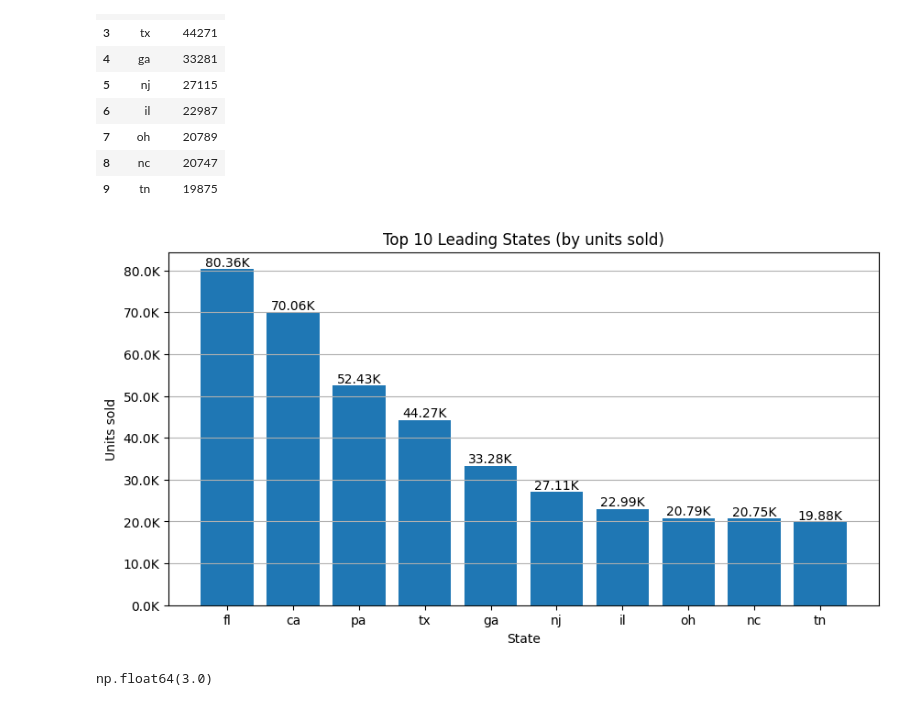
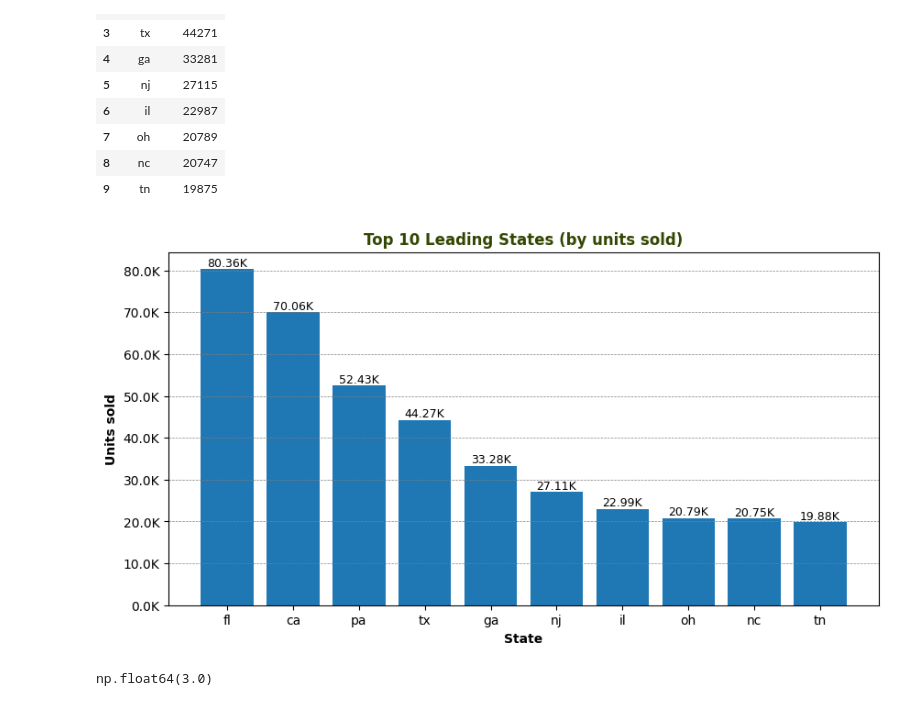
Before and after one commit to pranay-authankar/vehicle_sales_analytics, a Jupyter notebook: notebook/4_data_analysis.ipynb, the cells around one changed output. Cells and saved outputs as stored; diff of their text form; code cells hidden in the pictures.

Commit message:
30-08 new bar graph started

```diff
--- a/notebook/4_data_analysis.ipynb
+++ b/notebook/4_data_analysis.ipynb
@@ -110,29 +112,31 @@ top_10_states
 # %%
 # plotting graph
 
 x_axis = top_10_states["state"]
 y_axis = top_10_states["units_sold"]
 
 plt.figure(figsize = (10, 5))
 
 bars = plt.bar(x_axis, y_axis)
 
 plt.gca().yaxis.set_major_formatter(
     ticker.FuncFormatter(lambda x, pos: f"{x/1000:.1f}K")
 )
 
-plt.grid(axis = "y")
+plt.grid(axis = "y", linewidth = 0.5, color = "grey", linestyle = "--")
 
-plt.title("Top 10 Leading States (by units sold)")
-plt.xlabel("State")
-plt.ylabel("Units sold")
+plt.title("Top 10 Leading States (by units sold)", fontweight = "bold", color = "#334702")
+plt.xlabel("State", fontweight = "bold")
+plt.ylabel("Units sold", fontweight = "bold")
 
 plt.bar_label(bars,
-              labels = [f"{x/1000:.2f}K" for x in bars.datavalues])
+              labels = [f"{x/1000:.2f}K" for x in bars.datavalues],
+              fontsize = 9)
 
+plt.savefig("../charts/top_10_states_by_units_sold")
 plt.show()
 # %% [output]
-[figure, old version]
+[figure, new version]
 # %%
 #5. Median age of vehicle (all time).
 
```
Also changed, not shown: parts of 8 cells of this notebook, 4 other files.
